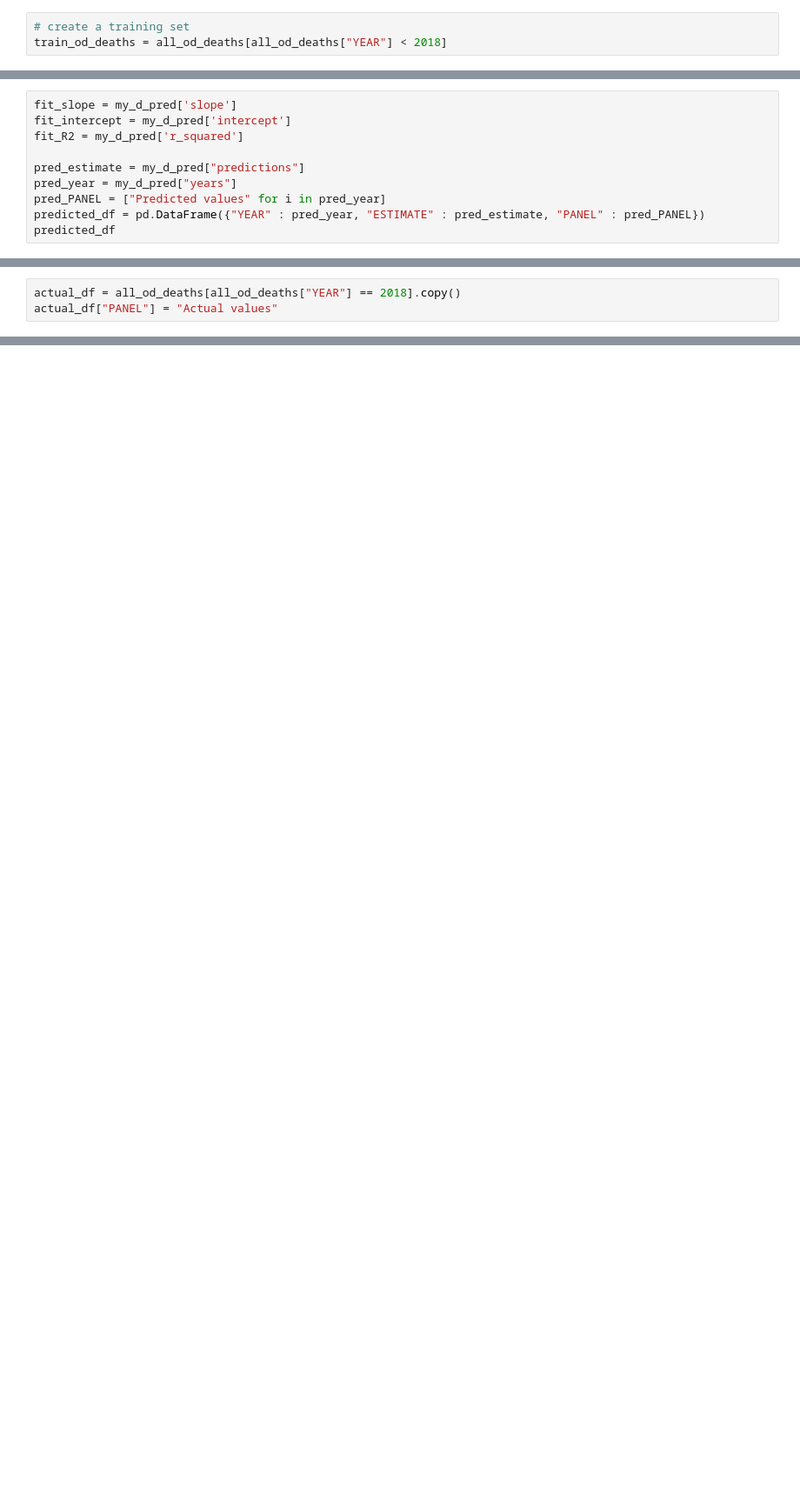
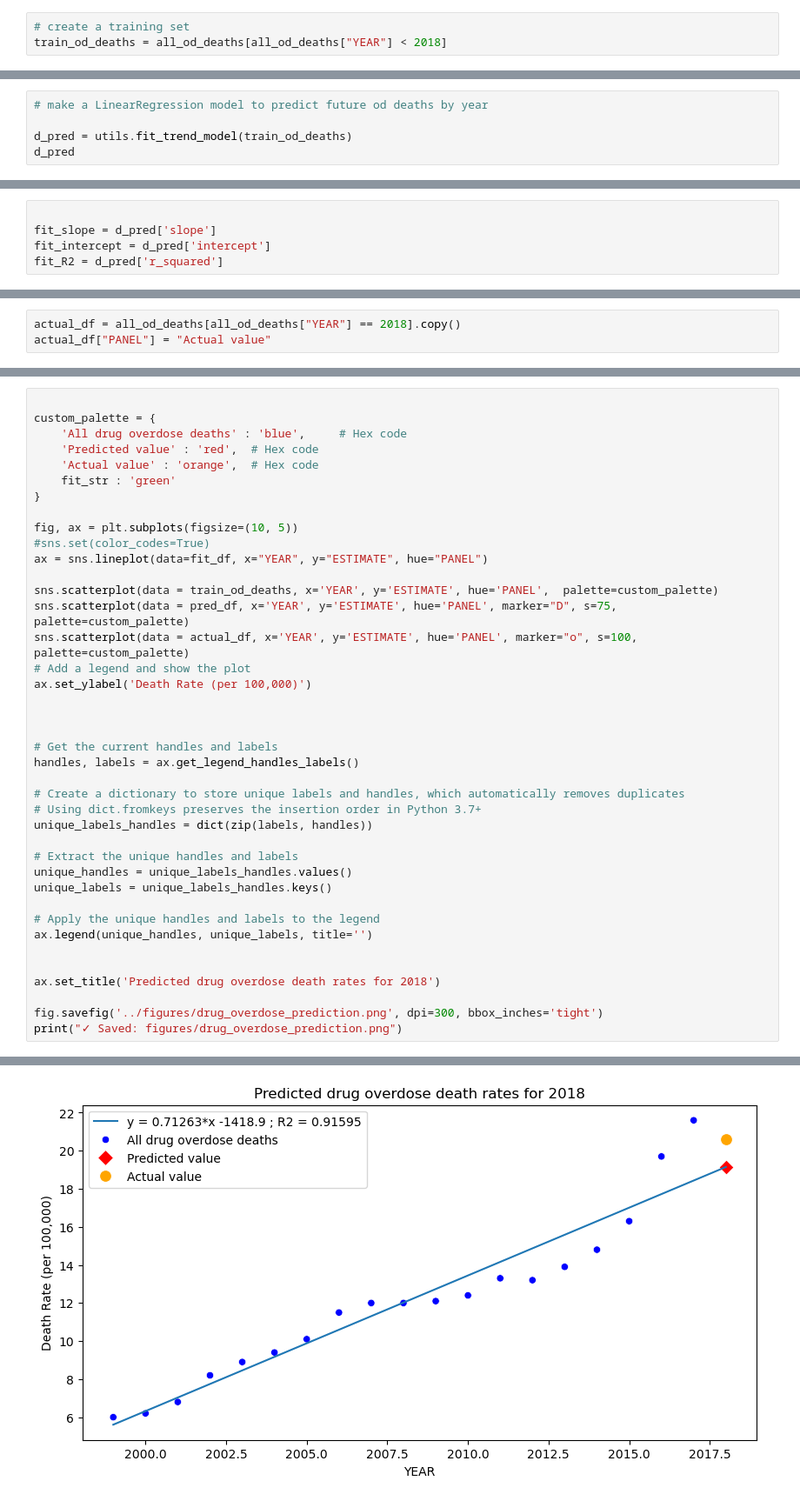
Before and after one commit to UCB-stat-159-f25/final-group09, a Jupyter notebook: analysis/TrendPrediction.ipynb, the cells around one changed output, grey strips where cells are left out. Shown at 87% size. Drawn from its saved outputs; the diff is of its cells as text; blank space fills up the shorter version.

Commit message:
Edits to the TrendPrediction notebook

```diff
--- a/analysis/TrendPrediction.ipynb
+++ b/analysis/TrendPrediction.ipynb
@@ -122,0 +55,5 @@ my_d_pred
+# %%
+# make a LinearRegression model to predict future od deaths by year
+
+d_pred = utils.fit_trend_model(train_od_deaths)
+d_pred
@@ -123,10 +70,5 @@ my_d_pred
 # %%
-fit_slope = my_d_pred['slope']
-fit_intercept = my_d_pred['intercept']
-fit_R2 = my_d_pred['r_squared']
 
-pred_estimate = my_d_pred["predictions"]
-pred_year = my_d_pred["years"]
-pred_PANEL = ["Predicted values" for i in pred_year]
-predicted_df = pd.DataFrame({"YEAR" : pred_year, "ESTIMATE" : pred_estimate, "PANEL" : pred_PANEL})
-predicted_df
+fit_slope = d_pred['slope']
+fit_intercept = d_pred['intercept']
+fit_R2 = d_pred['r_squared']
@@ -136,6 +75,6 @@ predicted_df
 # %%
 actual_df = all_od_deaths[all_od_deaths["YEAR"] == 2018].copy()
-actual_df["PANEL"] = "Actual values"
+actual_df["PANEL"] = "Actual value"
 # %%
 # plot year vs estimated deaths for each sex
 
@@ -189,0 +91,41 @@ print("✓ Saved: figures/drug_overdose_prediction.png")
+# %%
+
+custom_palette = {
+    'All drug overdose deaths' : 'blue',     # Hex code
+    'Predicted value' : 'red',  # Hex code
+    'Actual value' : 'orange',  # Hex code
+    fit_str : 'green'
+}
+
+fig, ax = plt.subplots(figsize=(10, 5))
+#sns.set(color_codes=True)
+ax = sns.lineplot(data=fit_df, x="YEAR", y="ESTIMATE", hue="PANEL")
+
+sns.scatterplot(data = train_od_deaths, x='YEAR', y='ESTIMATE', hue='PANEL',  palette=custom_palette)
+sns.scatterplot(data = pred_df, x='YEAR', y='ESTIMATE', hue='PANEL', marker="D", s=75, palette=custom_palette)
+sns.scatterplot(data = actual_df, x='YEAR', y='ESTIMATE', hue='PANEL', marker="o", s=100, palette=custom_palette)
+# Add a legend and show the plot
+ax.set_ylabel('Death Rate (per 100,000)')
+
+
+
+# Get the current handles and labels
+handles, labels = ax.get_legend_handles_labels()
+
+# Create a dictionary to store unique labels and handles, which automatically removes duplicates
+# Using dict.fromkeys preserves the insertion order in Python 3.7+
+unique_labels_handles = dict(zip(labels, handles))
+
+# Extract the unique handles and labels
+unique_handles = unique_labels_handles.values()
+unique_labels = unique_labels_handles.keys()
+
+# Apply the unique handles and labels to the legend
+ax.legend(unique_handles, unique_labels, title='')
+
+
+ax.set_title('Predicted drug overdose death rates for 2018')
+
+fig.savefig('../figures/drug_overdose_prediction.png', dpi=300, bbox_inches='tight')
+print("✓ Saved: figures/drug_overdose_prediction.png")
+# %% [output]
@@ -189,0 +133 @@ print("✓ Saved: figures/drug_overdose_prediction.png")
+[figure, added]
```
Also changed, not shown: parts of 9 cells of this notebook.
